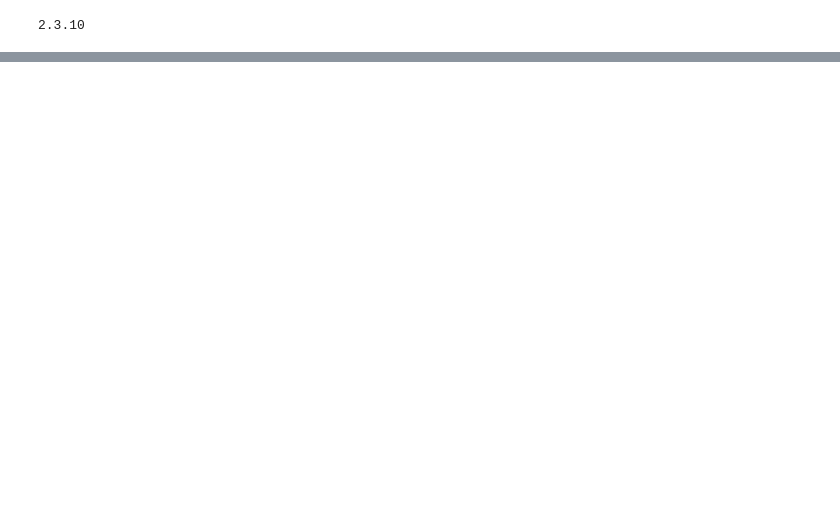
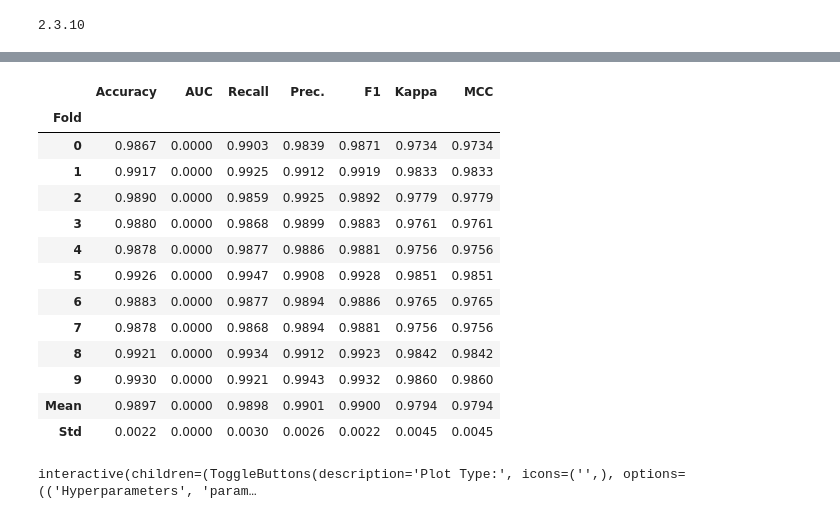
Before and after one commit to yuk4869/VRcomicML, a Jupyter notebook: pycaret.ipynb, the cells around one changed output, grey strips where cells are left out. Cells and saved outputs as stored; diff of their text form; code cells hidden in the pictures; blank space fills up the shorter version.

```diff
--- a/pycaret.ipynb
+++ b/pycaret.ipynb
@@ -28,0 +90,22 @@ ValueError: Target parameter: page does not exist in the data provided.
+# %%
+model = create_model('svm')
+turnd_model = tune_model(model, optimize = 'Accuracy')
+# %% [output]
+|  | Accuracy | AUC | Recall | Prec. | F1 | Kappa | MCC |
+| Fold |  |  |  |  |  |  |  |
+| 0 | 0.9867 | 0.0000 | 0.9903 | 0.9839 | 0.9871 | 0.9734 | 0.9734 |
+| 1 | 0.9917 | 0.0000 | 0.9925 | 0.9912 | 0.9919 | 0.9833 | 0.9833 |
+| 2 | 0.9890 | 0.0000 | 0.9859 | 0.9925 | 0.9892 | 0.9779 | 0.9779 |
+| 3 | 0.9880 | 0.0000 | 0.9868 | 0.9899 | 0.9883 | 0.9761 | 0.9761 |
+| 4 | 0.9878 | 0.0000 | 0.9877 | 0.9886 | 0.9881 | 0.9756 | 0.9756 |
+| 5 | 0.9926 | 0.0000 | 0.9947 | 0.9908 | 0.9928 | 0.9851 | 0.9851 |
+| 6 | 0.9883 | 0.0000 | 0.9877 | 0.9894 | 0.9886 | 0.9765 | 0.9765 |
+| 7 | 0.9878 | 0.0000 | 0.9868 | 0.9894 | 0.9881 | 0.9756 | 0.9756 |
+| 8 | 0.9921 | 0.0000 | 0.9934 | 0.9912 | 0.9923 | 0.9842 | 0.9842 |
+| 9 | 0.9930 | 0.0000 | 0.9921 | 0.9943 | 0.9932 | 0.9860 | 0.9860 |
+| Mean | 0.9897 | 0.0000 | 0.9898 | 0.9901 | 0.9900 | 0.9794 | 0.9794 |
+| Std | 0.0022 | 0.0000 | 0.0030 | 0.0026 | 0.0022 | 0.0045 | 0.0045 |
+# %%
+evaluate_model(turnd_model)
+# %% [output]
+interactive(children=(ToggleButtons(description='Plot Type:', icons=('',), options=(('Hyperparameters', 'param…
```
Also changed, not shown: parts of 4 cells of this notebook.
